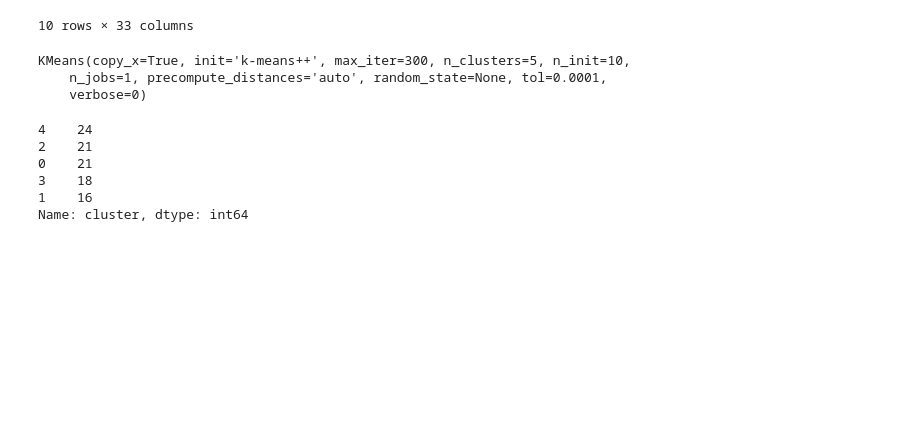
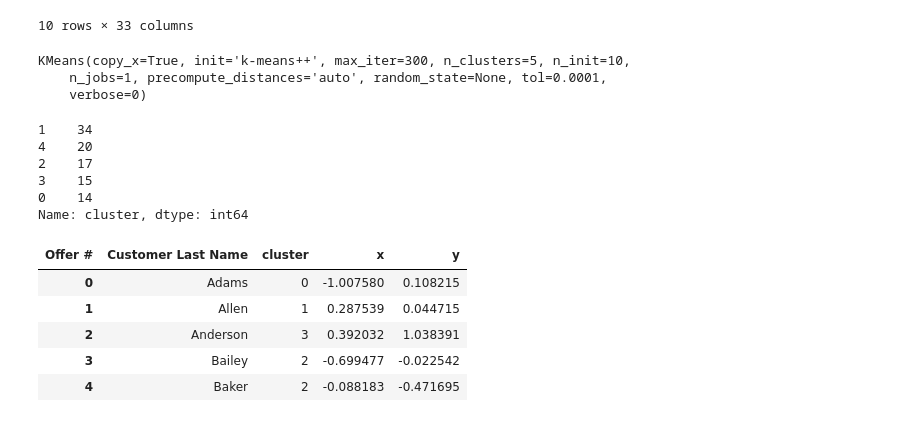
Before and after one commit to code-loser/DataTest, a Jupyter notebook: ExcelTest/Excel Test.ipynb, the cells around one changed output. Cells and saved outputs as stored; diff of their text form; code cells hidden in the pictures; blank space fills up the shorter version.

```diff
--- a/ExcelTest/Excel Test.ipynb
+++ b/ExcelTest/Excel Test.ipynb
@@ -128,13 +125,16 @@ cluster.fit(matrix[matrix.columns[2:]])
 KMeans(copy_x=True, init='k-means++', max_iter=300, n_clusters=5, n_init=10,
     n_jobs=1, precompute_distances='auto', random_state=None, tol=0.0001,
     verbose=0)
-# %%
-matrix['cluster'] = cluster.fit_predict(matrix[matrix.columns[2:]])
-matrix.cluster.value_counts()
-# %% [output]
-4    24
-2    21
-0    21
-3    18
-1    16
-Name: cluster, dtype: int64
+# %%
+# K means gives different result each time we redo it because the starting point is randomized
+# https://stackoverflow.com/questions/25921762/changes-of-clustering-results-after-each-time-run-in-python-scikit-learn
+
+matrix['cluster'] = cluster.fit_predict(matrix[matrix.columns[2:]])
+matrix.cluster.value_counts()
+# %% [output]
+1    34
+4    20
+2    17
+3    15
+0    14
+Name: cluster, dtype: int64
@@ -140,0 +145,14 @@ Name: cluster, dtype: int64
+# %%
+matrix['x'] = pca.fit_transform(matrix[x_cols])[:,0]
+matrix['y'] = pca.fit_transform(matrix[x_cols])[:,1]
+matrix = matrix.reset_index()
+
+customer_clusters = matrix[['Customer Last Name', 'cluster', 'x', 'y']]
+customer_clusters.head()
+# %% [output]
+| Offer # | Customer Last Name | cluster | x | y |
+| 0 | Adams | 0 | -1.007580 | 0.108215 |
+| 1 | Allen | 1 | 0.287539 | 0.044715 |
+| 2 | Anderson | 3 | 0.392032 | 1.038391 |
+| 3 | Bailey | 2 | -0.699477 | -0.022542 |
+| 4 | Baker | 2 | -0.088183 | -0.471695 |
```
Also changed, not shown: parts of 6 cells of this notebook.
